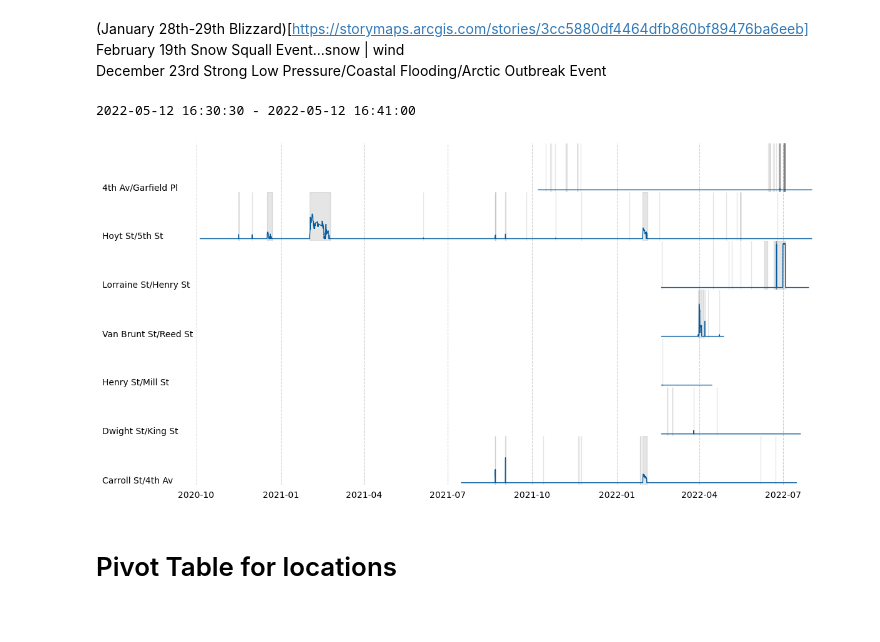
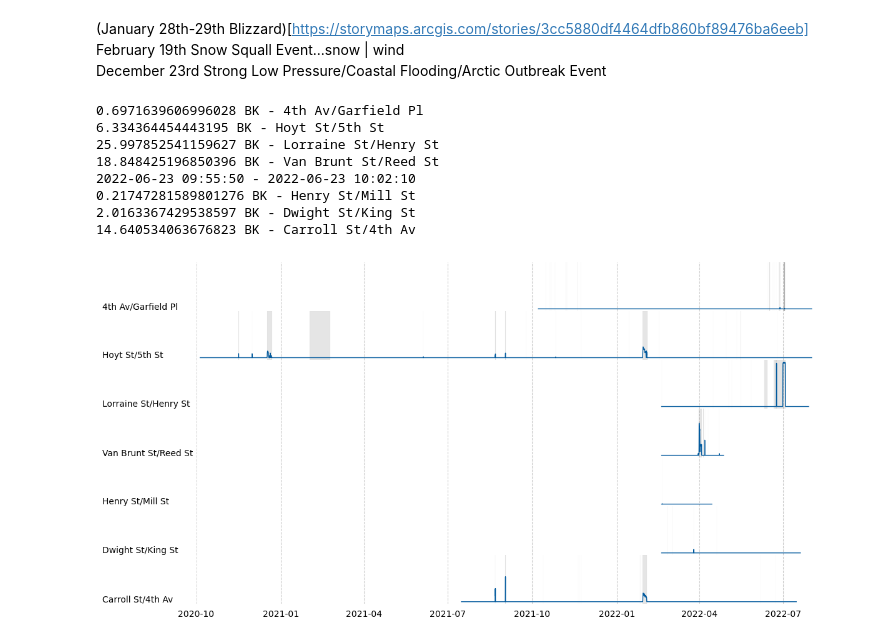
Before and after one commit to cankadir/FloodAnalysis, a Jupyter notebook: PY/Visualization_Tests.ipynb, the cells around one changed output. Saved outputs shown, nothing was run; the diff lists cells and outputs as text; code cells hidden in the pictures.

```diff
--- a/PY/Visualization_Tests.ipynb
+++ b/PY/Visualization_Tests.ipynb
@@ -132,6 +126,8 @@ all_data.head()
 # %%
 events_path = r"D:\WORK\FLOODNET\EventsData (upto 07_22).xlsx"
 events = pd.read_excel(events_path, sheet_name='ALL')
-
+print( events.shape[0] )
+events = events.drop_duplicates(subset=['Deployment_id','Start_time','End_time'])
+print( events.shape[0] )
 events.head()
 # %% [output]
@@ -183,5 +190,2 @@ cleaned_data[ cleaned_data['during_flood'] == 1 ].head()
 # %% [markdown]
 ### Assign 0 or flood depth based on clean depth
-# %%
-cleaned_data['clean_depth'] = cleaned_data.apply( lambda x: x['depth_proc_mm'] if x['during_flood'] == True else 0, axis=1 )
-cleaned_data.head()
@@ -194,0 +192,4 @@ cleaned_data.head()
+# %%
+import numpy as np
+cleaned_data['clean_depth'] = np.where( cleaned_data['during_flood'] == 1 , cleaned_data['depth_proc_mm'] , 0 )
+cleaned_data.head(3)
@@ -438,0 +452,14 @@ plt.savefig( r'D:\WORK\FLOODNET\VISUALS\Hoyt5_timeseries.pdf', dpi=300, bbox_inc
+# %%
+RH_data = RH_data[~RH_data['sensor_display_name'].isnull()].copy()
+
+RH_data.loc[
+    RH_data['sensor_display_name'].str.contains('Hoyt') & (RH_data['year'] == 2021) & (RH_data['month'] == 2),
+    "smooth_depth_in"
+] = 0
+
+RH_data.loc[
+    RH_data['sensor_display_name'].str.contains('Hoyt') & (RH_data['year'] == 2021) & (RH_data['month'] == 3),
+    "smooth_depth_in"
+] = 0
+
+RH_data[ RH_data['sensor_display_name'].str.contains('Hoyt')].head()
@@ -466,42 +500,46 @@ for count,id in enumerate(time_data['deployment_id'].unique()):
     ax = axs[count]
     temp = time_data[time_data['deployment_id']==id].copy()
 
+    print( temp['smooth_depth_in'].max() , temp['sensor_display_name'].values[0] )
     ax.plot(
         temp['time'],
         temp['smooth_depth_in'],
         lw=1 , zorder=count+1,
         color = '#045B9E')
 
     ax.set_ylabel( temp['sensor_display_name'].values[0].split(" - ")[1] , rotation=0, ha='left')
     # move the y label to the left
     ax.yaxis.set_label_coords(-0.1,0)
     sns.despine( bottom = True, left = True, right=True, ax=ax )
     ax.patch.set_alpha(0)
 
     #remove xticks
     ax.set_yticks([])
     ax.tick_params(axis='x', bottom=False)
     ax.grid(axis='x', alpha=0.25 , zorder=-1 , lw=0.75, ls='--', color='#333')
 
-    # temp['order'] = [i for i in range(temp.shape[0])]
-
     # Iterate over events and filter by id
     single_events = events[events['Deployment_id']==id].copy()
     single_events['Start_time'] = pd.to_datetime(single_events['Start_time'])
     single_events['End_time'] = pd.to_datetime(single_events['End_time'])
     if single_events.shape[0] > 0:
         try:
             for count,event in single_events.iterrows():
-                ax.axvspan(event['Start_time'], event['End_time'], alpha=0.2, fc='grey', ec='grey', zorder=0 )
+                ax.axvspan(event['Start_time'], event['End_time'], alpha=0.2, fc='grey', ec='grey', lw=0.1, zorder=0 )
         except:
             print("{} - {}".format( single_event['Start_time'], single_event['End_time']))
 
 
 plt.tight_layout( h_pad= 0 , w_pad=0 )
-plt.savefig( r'D:\WORK\FLOODNET\VISUALS\RH_timeseries.pdf', dpi=300, bbox_inches='tight')
+# plt.savefig( r'D:\WORK\FLOODNET\VISUALS\RH_timeseries.pdf', dpi=300, bbox_inches='tight')
 plt.show()
 # %% [output]
-2022-05-12 16:30:30 - 2022-05-12 16:41:00
+0.6971639606996028 BK - 4th Av/Garfield Pl
+6.334364454443195 BK - Hoyt St/5th St
+25.997852541159627 BK - Lorraine St/Henry St
+18.848425196850396 BK - Van Brunt St/Reed St
+2022-06-23 09:55:50 - 2022-06-23 10:02:10
+0.21747281589801276 BK - Henry St/Mill St
+2.0163367429538597 BK - Dwight St/King St
+14.640534063676823 BK - Carroll St/4th Av
-[figure, old version]
+[figure, new version]
-# %% [markdown]
-# Pivot Table for locations
```
Also changed, not shown: parts of 24 cells of this notebook.
